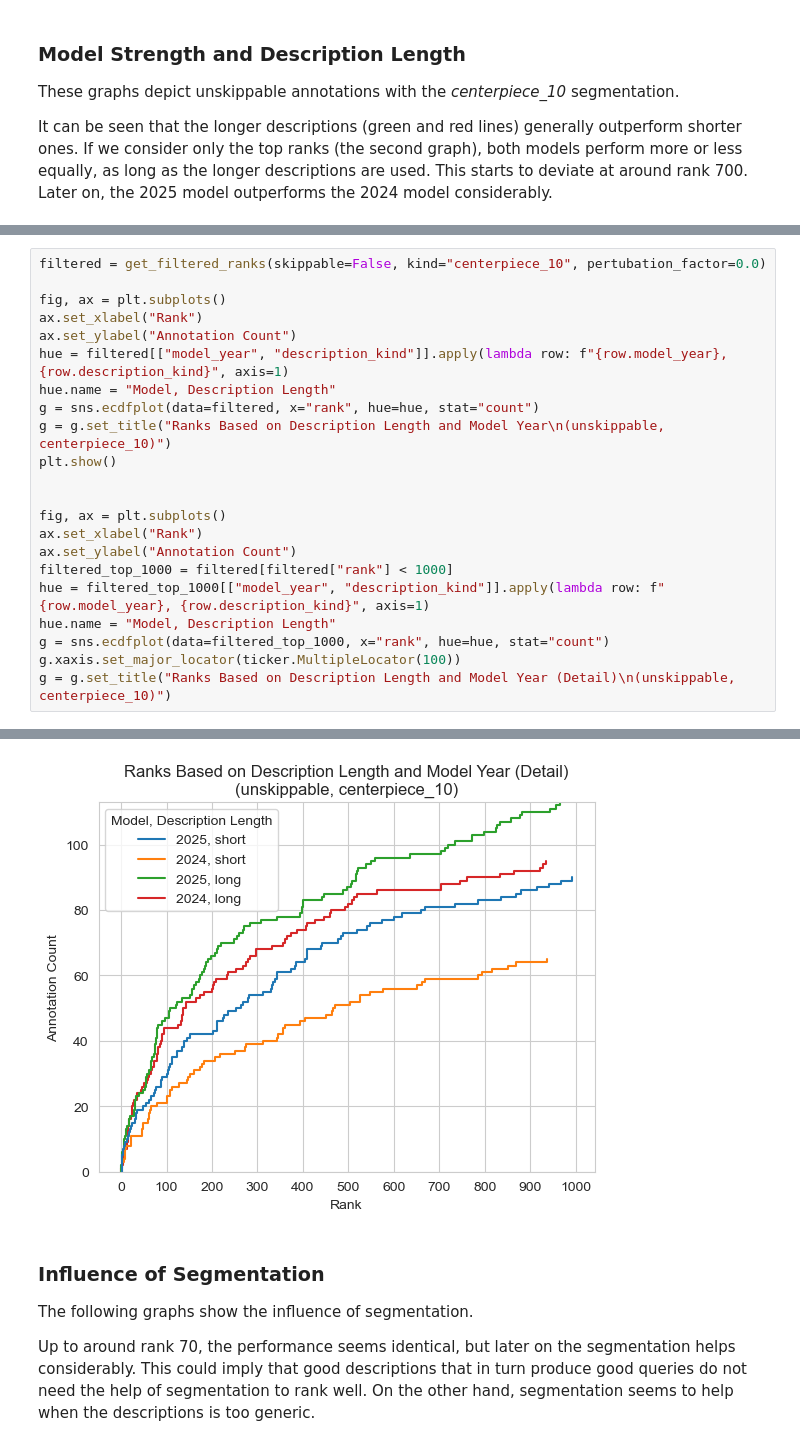
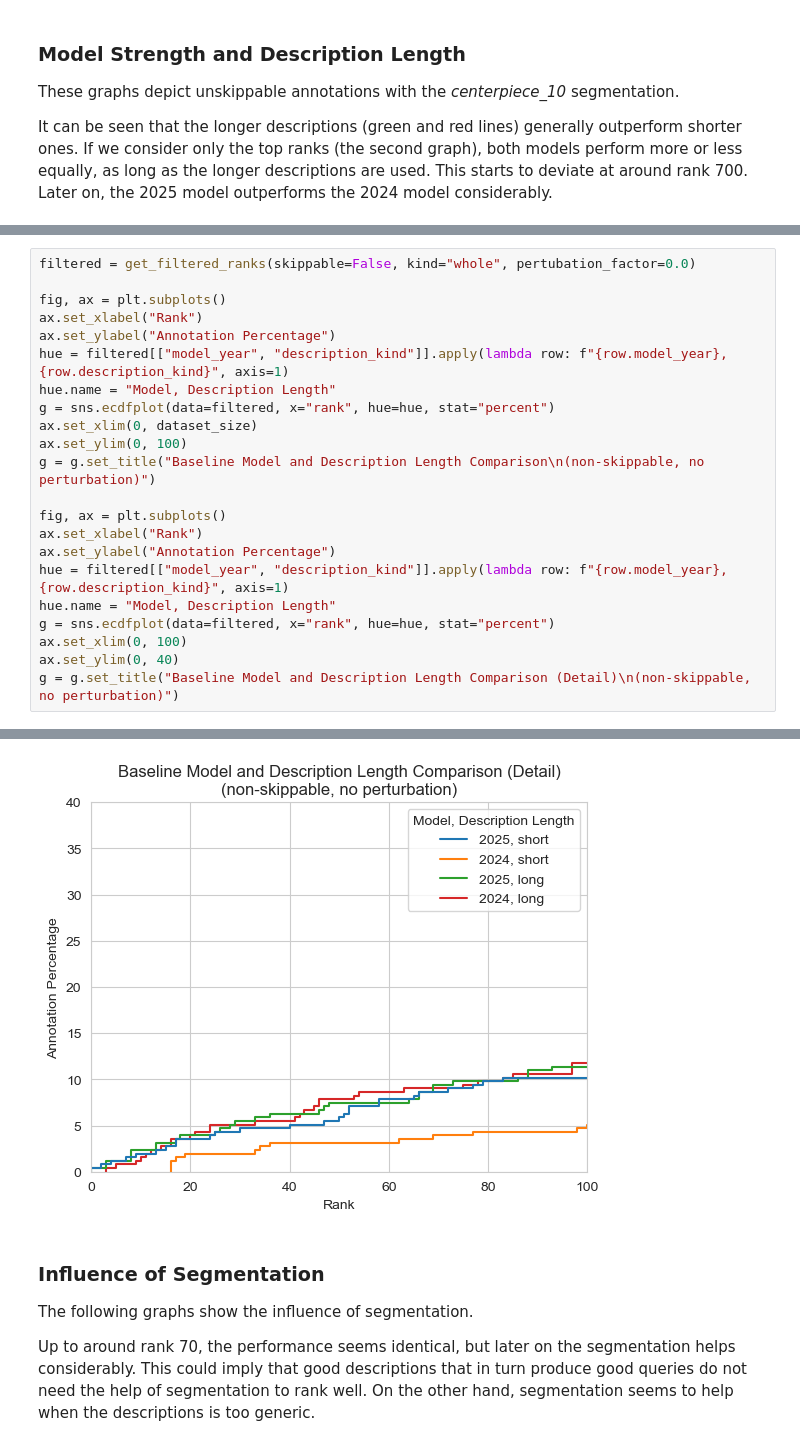
Before and after one commit to eceltov/V3Project, a Jupyter notebook: report.ipynb, the cells around one changed output, grey strips where cells are left out. Cells and saved outputs as stored; diff of their text form.

```diff
--- a/report.ipynb
+++ b/report.ipynb
@@ -219,23 +244,23 @@ Later on, the 2025 model outperforms the 2024 model considerably.
 # %%
-filtered = get_filtered_ranks(skippable=False, kind="centerpiece_10", pertubation_factor=0.0)
+filtered = get_filtered_ranks(skippable=False, kind="whole", pertubation_factor=0.0)
 
 fig, ax = plt.subplots()
 ax.set_xlabel("Rank")
-ax.set_ylabel("Annotation Count")
+ax.set_ylabel("Annotation Percentage")
 hue = filtered[["model_year", "description_kind"]].apply(lambda row: f"{row.model_year}, {row.description_kind}", axis=1)
 hue.name = "Model, Description Length"
-g = sns.ecdfplot(data=filtered, x="rank", hue=hue, stat="count")
-g = g.set_title("Ranks Based on Description Length and Model Year\n(unskippable, centerpiece_10)")
-plt.show()
-
+g = sns.ecdfplot(data=filtered, x="rank", hue=hue, stat="percent")
+ax.set_xlim(0, dataset_size)
+ax.set_ylim(0, 100)
+g = g.set_title("Baseline Model and Description Length Comparison\n(non-skippable, no perturbation)")
 
 fig, ax = plt.subplots()
 ax.set_xlabel("Rank")
-ax.set_ylabel("Annotation Count")
-filtered_top_1000 = filtered[filtered["rank"] < 1000]
-hue = filtered_top_1000[["model_year", "description_kind"]].apply(lambda row: f"{row.model_year}, {row.description_kind}", axis=1)
+ax.set_ylabel("Annotation Percentage")
+hue = filtered[["model_year", "description_kind"]].apply(lambda row: f"{row.model_year}, {row.description_kind}", axis=1)
 hue.name = "Model, Description Length"
-g = sns.ecdfplot(data=filtered_top_1000, x="rank", hue=hue, stat="count")
-g.xaxis.set_major_locator(ticker.MultipleLocator(100))
-g = g.set_title("Ranks Based on Description Length and Model Year (Detail)\n(unskippable, centerpiece_10)")
+g = sns.ecdfplot(data=filtered, x="rank", hue=hue, stat="percent")
+ax.set_xlim(0, 100)
+ax.set_ylim(0, 40)
+g = g.set_title("Baseline Model and Description Length Comparison (Detail)\n(non-skippable, no perturbation)")
 # %% [output]
@@ -243,4 +268,4 @@ g = g.set_title("Ranks Based on Description Length and Model Year (Detail)\n(uns
-[figure, old version]
+[figure, new version]
 # %% [markdown]
 ### Influence of Segmentation
 
```
Also changed, not shown: parts of 6 cells of this notebook, 1 other file.
